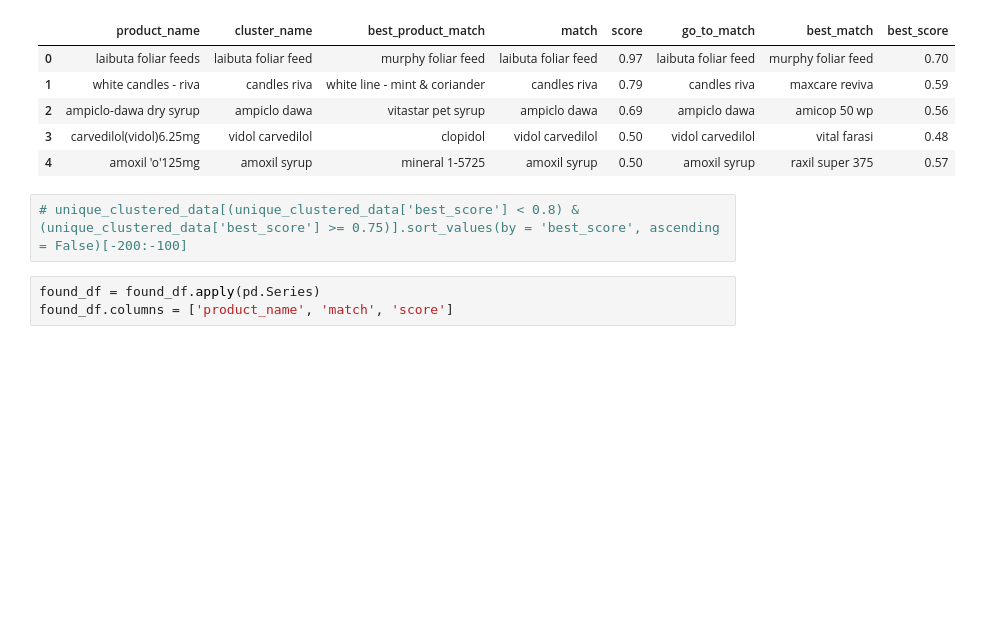
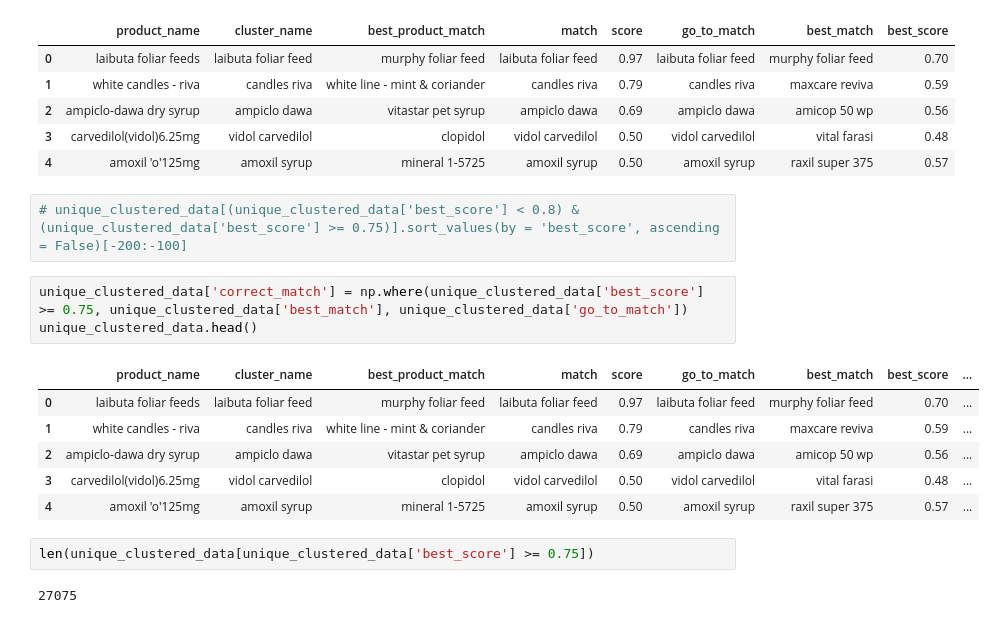
Before and after one commit to natbernard/Clustering-for-Product-Matching, a Jupyter notebook: model/clustering_stockist_transactions.ipynb, the cells around one changed output. Saved outputs shown, nothing was run; the diff lists cells and outputs as text; blank space fills up the shorter version.

```diff
--- a/model/clustering_stockist_transactions.ipynb
+++ b/model/clustering_stockist_transactions.ipynb
@@ -548,6 +543,17 @@ unique_clustered_data.head()
 | 4 | amoxil 'o'125mg | amoxil syrup | mineral 1-5725 | amoxil syrup | 0.50 | amoxil syrup | raxil super 375 | 0.57 |
 # %%
 # unique_clustered_data[(unique_clustered_data['best_score'] < 0.8) & (unique_clustered_data['best_score'] >= 0.75)].sort_values(by = 'best_score', ascending = False)[-200:-100]
-# %%
-found_df = found_df.apply(pd.Series)
-found_df.columns = ['product_name', 'match', 'score']
+# %%
+unique_clustered_data['correct_match'] = np.where(unique_clustered_data['best_score'] >= 0.75, unique_clustered_data['best_match'], unique_clustered_data['go_to_match'])
+unique_clustered_data.head()
+# %% [output]
+|  | product_name | cluster_name | best_product_match | match | score | go_to_match | best_match | best_score | ... |
+| 0 | laibuta foliar feeds | laibuta foliar feed | murphy foliar feed | laibuta foliar feed | 0.97 | laibuta foliar feed | murphy foliar feed | 0.70 | ... |
+| 1 | white candles - riva | candles riva | white line - mint & coriander | candles riva | 0.79 | candles riva | maxcare reviva | 0.59 | ... |
+| 2 | ampiclo-dawa dry syrup | ampiclo dawa | vitastar pet syrup | ampiclo dawa | 0.69 | ampiclo dawa | amicop 50 wp | 0.56 | ... |
+| 3 | carvedilol(vidol)6.25mg | vidol carvedilol | clopidol | vidol carvedilol | 0.50 | vidol carvedilol | vital farasi | 0.48 | ... |
+| 4 | amoxil 'o'125mg | amoxil syrup | mineral 1-5725 | amoxil syrup | 0.50 | amoxil syrup | raxil super 375 | 0.57 | ... |
+# %%
+len(unique_clustered_data[unique_clustered_data['best_score'] >= 0.75])
+# %% [output]
+27075
```
Also changed, not shown: parts of 4 cells of this notebook.
